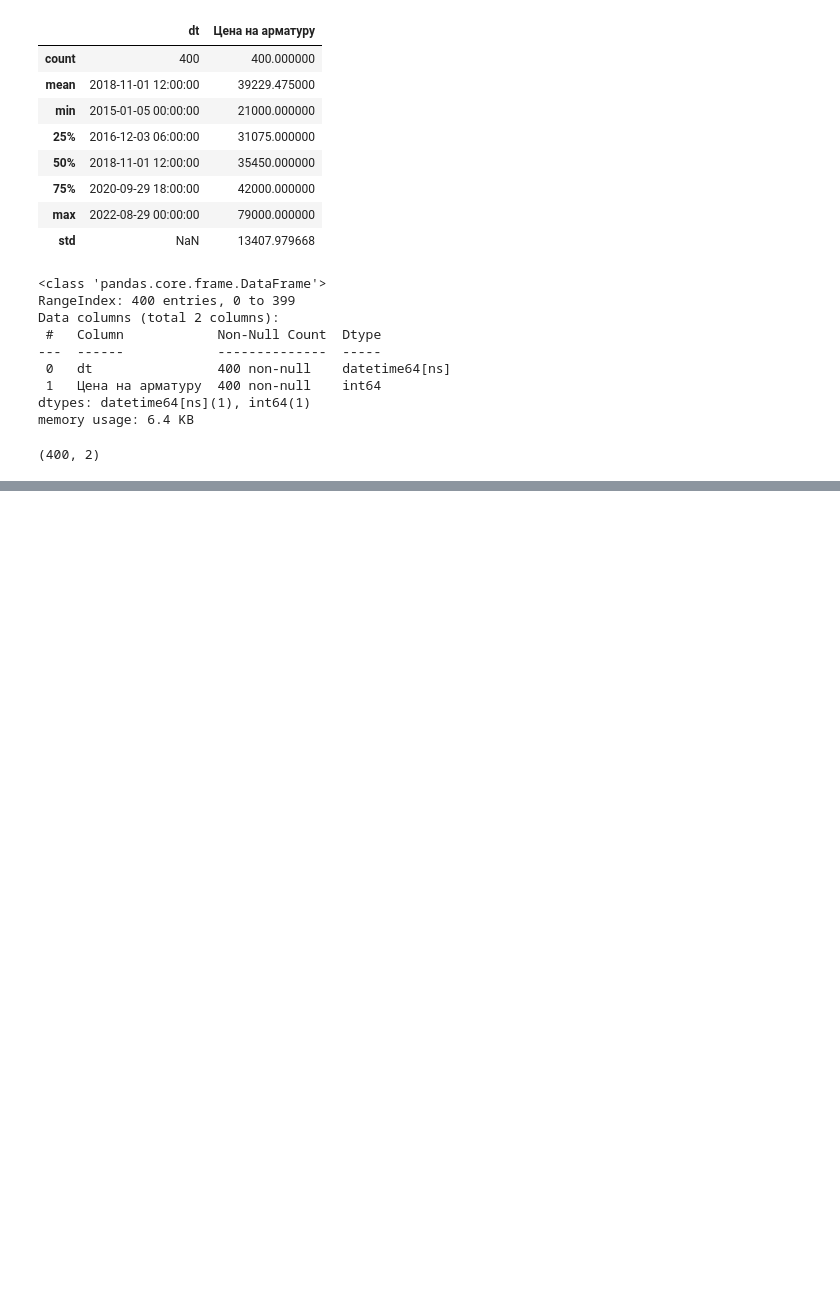
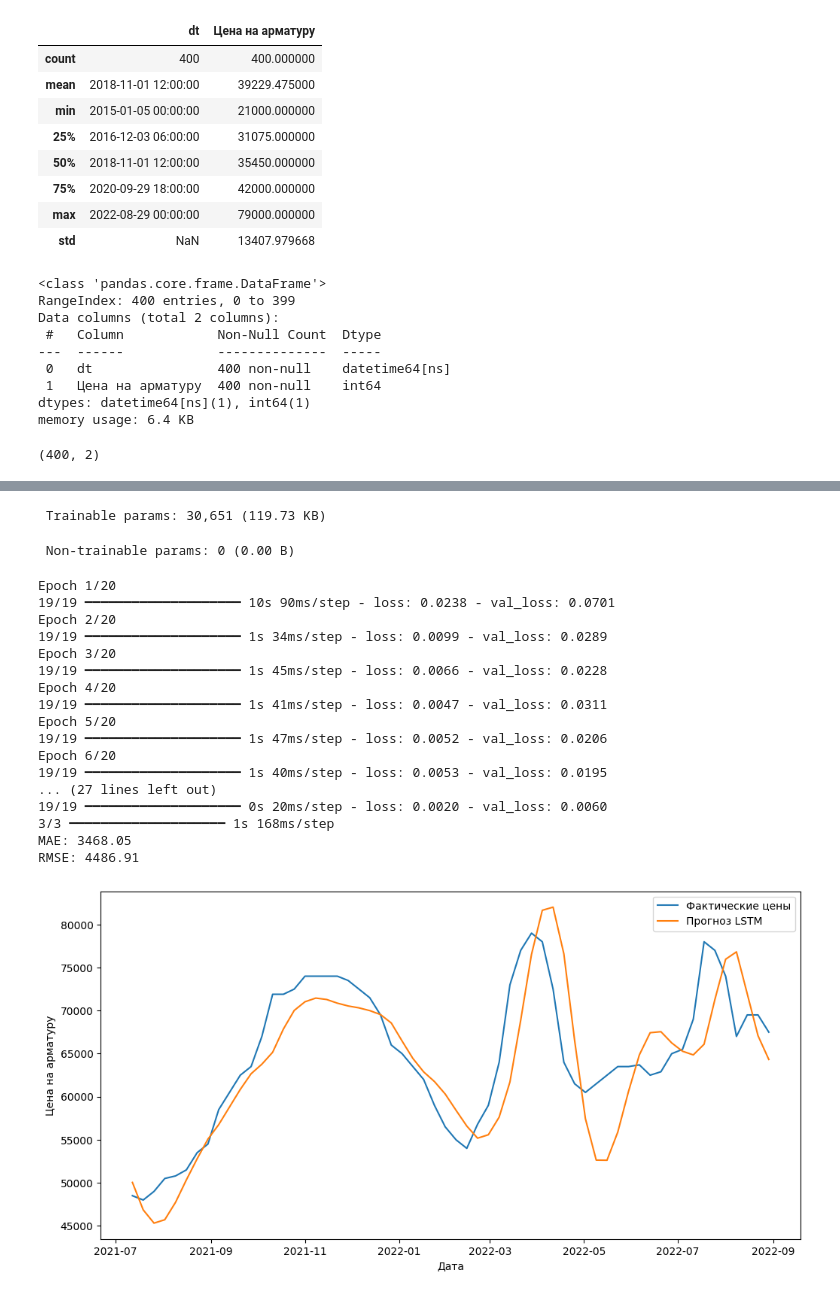
Before and after one commit to Klop4ikk/3int, a Jupyter notebook: Интенсив3_Флейшгауэр.ipynb, the cells around one changed output, grey strips where cells are left out. Drawn from its saved outputs; the diff is of its cells as text; code cells hidden in the pictures; blank space fills up the shorter version.

```diff
--- a/Интенсив3_Флейшгауэр.ipynb
+++ b/Интенсив3_Флейшгауэр.ipynb
@@ -110,0 +172,8 @@ plot_acf(df_ts['Цена на арматуру'], lags=60, ax=ax[1]);
+# %%
+# Нормализация данных (LSTM лучше работает с масштабированными данными)
+scaler = MinMaxScaler(feature_range=(0, 1))
+df_ts["Цена на арматуру"] = scaler.fit_transform(df_ts[["Цена на арматуру"]])
+
+# Разделение на тренировочный и тестовый наборы
+train_size = int(len(df_ts) * 0.8)  # 80% на обучение, 20% на тест
+train, test = df_ts.iloc[:train_size], df_ts.iloc[train_size:]
@@ -110,0 +273,52 @@ plot_acf(df_ts['Цена на арматуру'], lags=60, ax=ax[1]);
+# %%
+
+
+# *2. Проверка данных*
+if "Цена на арматуру" not in df_ts.columns:
+    raise KeyError("Столбец 'Цена на арматуру' не найден в df_ts!")
+
+# *3. Нормализация данных*
+scaler = MinMaxScaler(feature_range=(0, 1))
+df_ts["Цена на арматуру"] = scaler.fit_transform(df_ts[["Цена на арматуру"]])
+
+
+# *7. Создание модели LSTM*
+model = Sequential([
+    LSTM(50, return_sequences=True, input_shape=(seq_length, 1)),
+    LSTM(50),
+    Dense(1)
+])
+
+model.compile(optimizer="adam", loss="mean_squared_error")
+model.summary()
+
+# *8. Обучение модели*
+history = model.fit(X_train, y_train, epochs=20, batch_size=16, validation_data=(X_test, y_test), verbose=1)
+
+# *9. Предсказание*
+y_pred = model.predict(X_test)
+
+# *10. Обратное масштабирование предсказаний*
+y_test_inv = scaler.inverse_transform(y_test.reshape(-1, 1))
+y_pred_inv = scaler.inverse_transform(y_pred)
+
+# *11. Оценка модели*
+mae = mean_absolute_error(y_test_inv, y_pred_inv)
+rmse = np.sqrt(mean_squared_error(y_test_inv, y_pred_inv))
+
+print(f"MAE: {mae:.2f}")
+print(f"RMSE: {rmse:.2f}")
+
+# *12. Визуализация предсказаний*
+min_len = min(len(df_ts["dt"].iloc[train_size + seq_length:]), len(y_test_inv))
+
+plt.figure(figsize=(12, 6))
+plt.plot(df_ts["dt"].iloc[train_size + seq_length:train_size + seq_length + min_len],
+         y_test_inv[:min_len], label="Фактические цены")
+plt.plot(df_ts["dt"].iloc[train_size + seq_length:train_size + seq_length + min_len],
+         y_pred_inv[:min_len], label="Прогноз LSTM")
+plt.xlabel("Дата")
+plt.ylabel("Цена на арматуру")
+plt.legend()
+plt.show()
+# %% [output]
@@ -110,0 +336,20 @@ plot_acf(df_ts['Цена на арматуру'], lags=60, ax=ax[1]);
+ Trainable params: 30,651 (119.73 KB)
+ Non-trainable params: 0 (0.00 B)
+Epoch 1/20
+19/19 ━━━━━━━━━━━━━━━━━━━━ 10s 90ms/step - loss: 0.0238 - val_loss: 0.0701
+Epoch 2/20
+19/19 ━━━━━━━━━━━━━━━━━━━━ 1s 34ms/step - loss: 0.0099 - val_loss: 0.0289
+Epoch 3/20
+19/19 ━━━━━━━━━━━━━━━━━━━━ 1s 45ms/step - loss: 0.0066 - val_loss: 0.0228
+Epoch 4/20
+19/19 ━━━━━━━━━━━━━━━━━━━━ 1s 41ms/step - loss: 0.0047 - val_loss: 0.0311
+Epoch 5/20
+19/19 ━━━━━━━━━━━━━━━━━━━━ 1s 47ms/step - loss: 0.0052 - val_loss: 0.0206
+Epoch 6/20
+19/19 ━━━━━━━━━━━━━━━━━━━━ 1s 40ms/step - loss: 0.0053 - val_loss: 0.0195
+... (27 lines left out)
+19/19 ━━━━━━━━━━━━━━━━━━━━ 0s 20ms/step - loss: 0.0020 - val_loss: 0.0060
+3/3 ━━━━━━━━━━━━━━━━━━━━ 1s 168ms/step
+MAE: 3468.05
+RMSE: 4486.91
+[figure, added]
```
Also changed, not shown: parts of 13 cells of this notebook.
